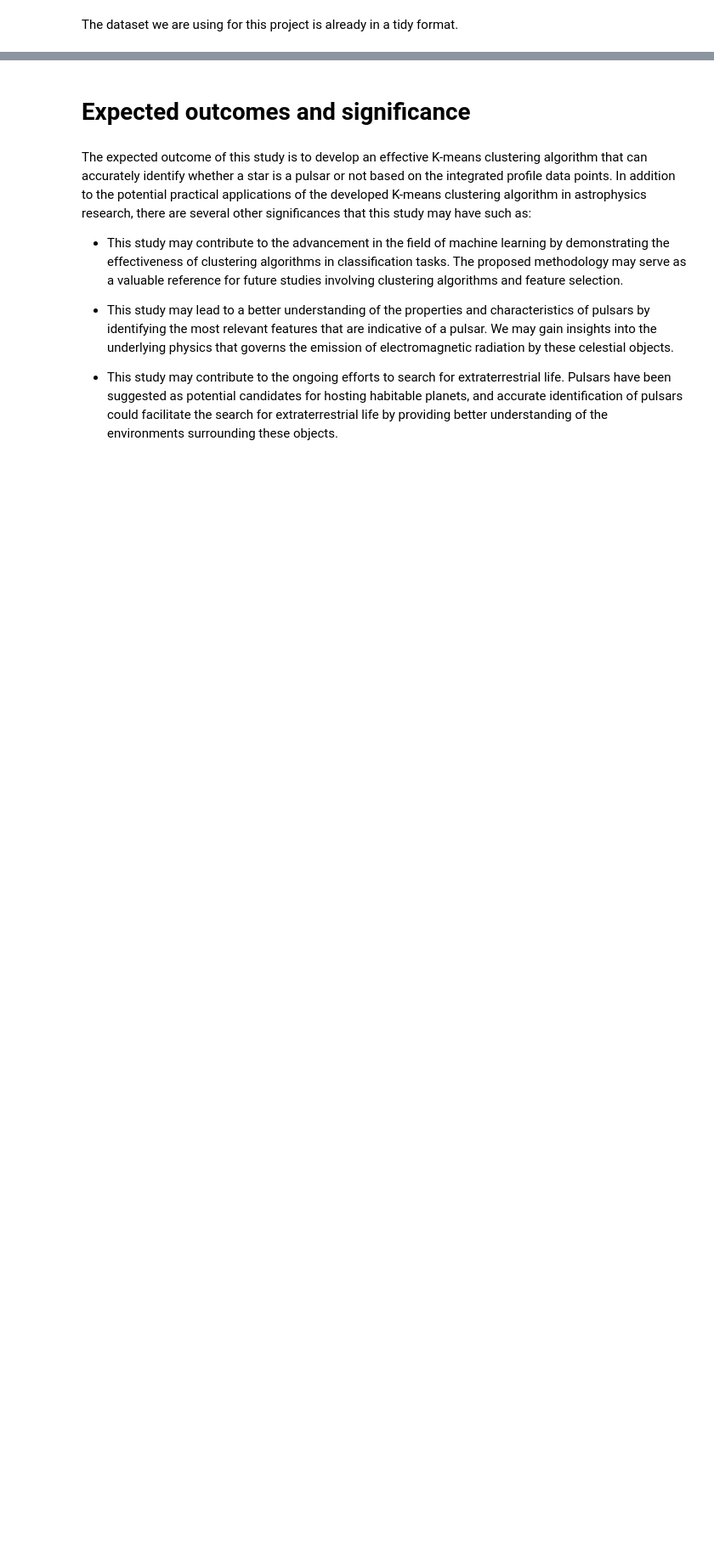
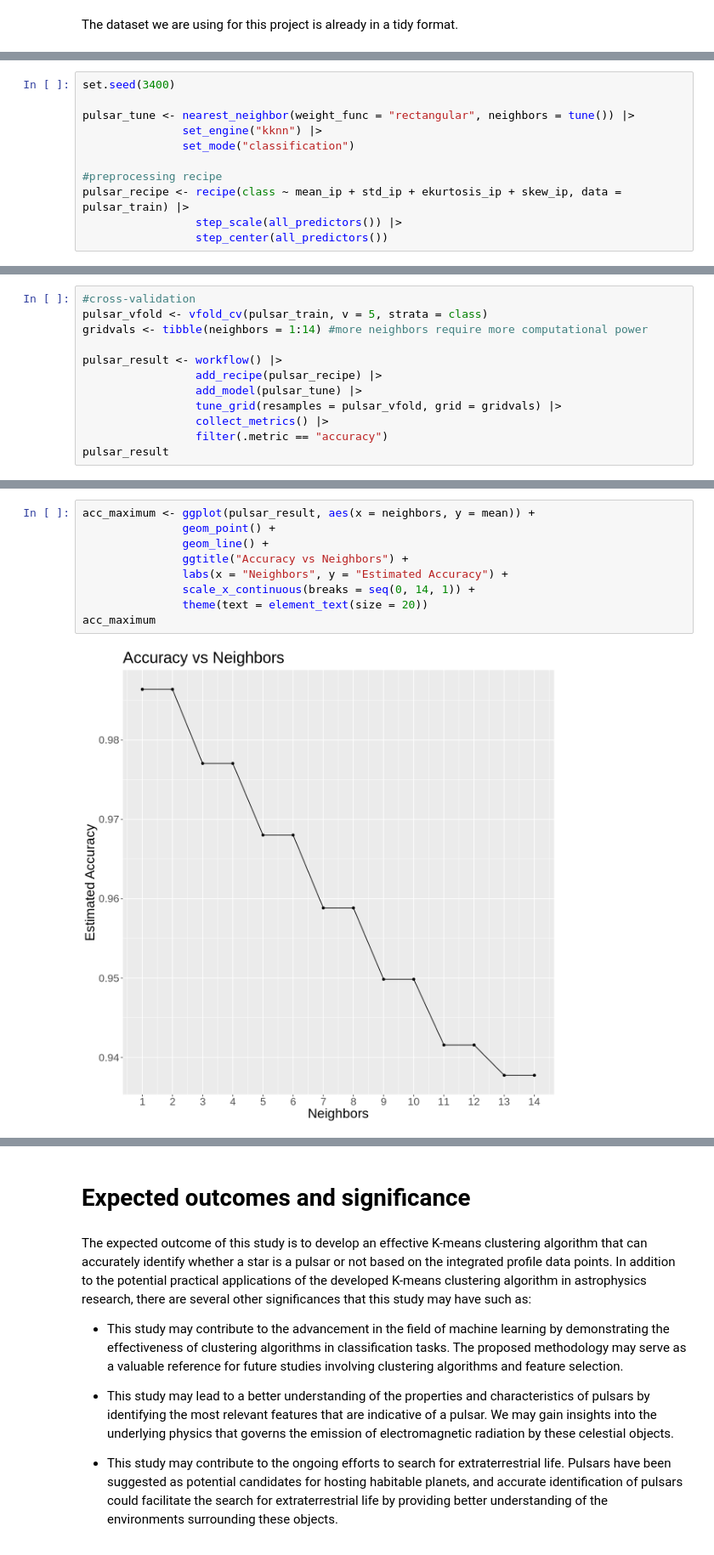
Before and after one commit to ShlokNayak/dsci100_group_project, a Jupyter notebook: project_proposal.ipynb, the cells around one changed output, grey strips where cells are left out. Shown at 85% size. Saved outputs shown, nothing was run; the diff lists cells and outputs as text; blank space fills up the shorter version.

```diff
--- a/project_proposal.ipynb
+++ b/project_proposal.ipynb
@@ -248,0 +318,11 @@ Finally, we will analyze the results obtained from the K-means clustering algori
+# %%
+set.seed(3400)
+
+pulsar_tune <- nearest_neighbor(weight_func = "rectangular", neighbors = tune()) |>
+               set_engine("kknn") |>
+               set_mode("classification")
+
+#preprocessing recipe
+pulsar_recipe <- recipe(class ~ mean_ip + std_ip + ekurtosis_ip + skew_ip, data = pulsar_train) |>
+                 step_scale(all_predictors()) |>
+                 step_center(all_predictors())
@@ -248,0 +331,12 @@ Finally, we will analyze the results obtained from the K-means clustering algori
+# %%
+#cross-validation
+pulsar_vfold <- vfold_cv(pulsar_train, v = 5, strata = class)
+gridvals <- tibble(neighbors = 1:14) #more neighbors require more computational power
+
+pulsar_result <- workflow() |>
+                 add_recipe(pulsar_recipe) |>
+                 add_model(pulsar_tune) |>
+                 tune_grid(resamples = pulsar_vfold, grid = gridvals) |>
+                 collect_metrics() |>
+                 filter(.metric == "accuracy")
+pulsar_result
@@ -248,0 +379,11 @@ Finally, we will analyze the results obtained from the K-means clustering algori
+# %%
+acc_maximum <- ggplot(pulsar_result, aes(x = neighbors, y = mean)) +
+               geom_point() +
+               geom_line() +
+               ggtitle("Accuracy vs Neighbors") +
+               labs(x = "Neighbors", y = "Estimated Accuracy") +
+               scale_x_continuous(breaks = seq(0, 14, 1)) +
+               theme(text = element_text(size = 20))
+acc_maximum
+# %% [output]
+[figure, added]
```
Also changed, not shown: parts of 42 cells of this notebook.
